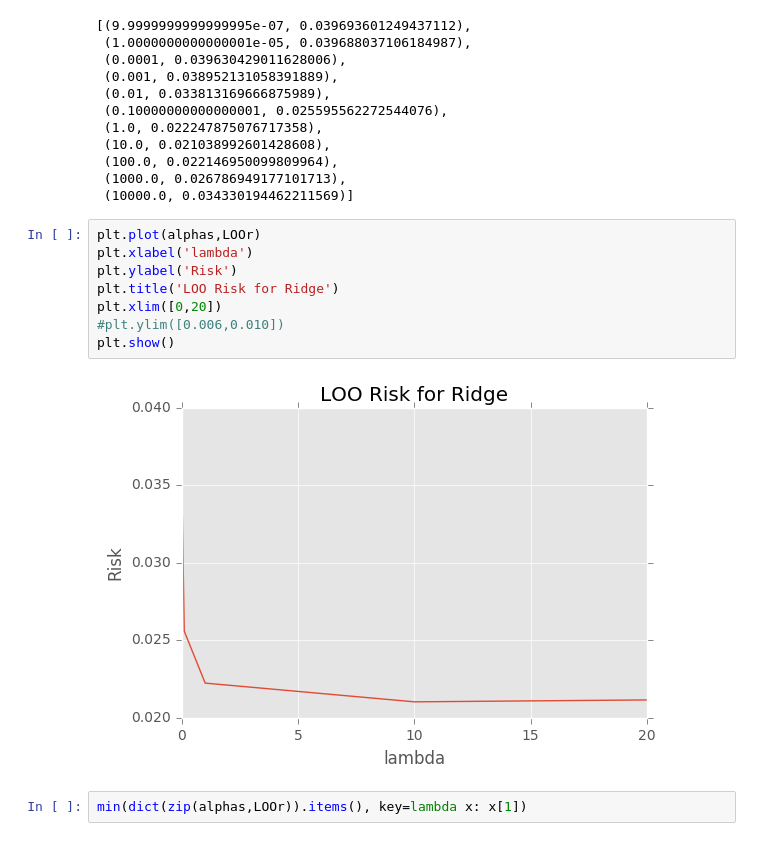
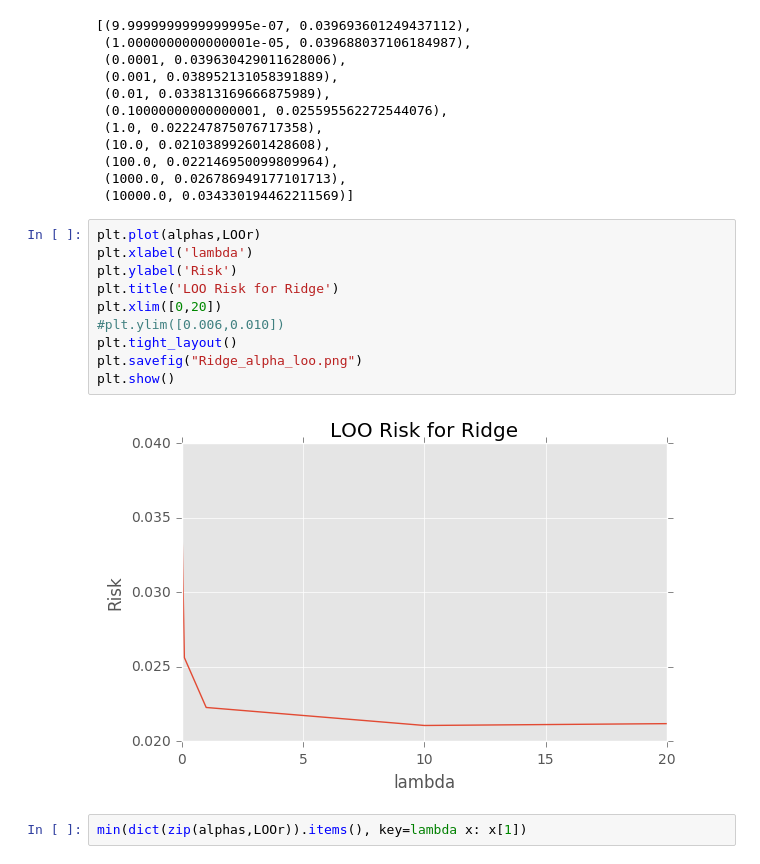
Before and after one commit to verali0816/141C_kaggle, a Jupyter notebook: Model fitting Alice.ipynb, the cells around one changed output. Saved outputs shown, nothing was run; the diff lists cells and outputs as text.

Commit message:
upload plots

```diff
--- a/Model fitting Alice.ipynb
+++ b/Model fitting Alice.ipynb
@@ -84,13 +86,15 @@ zip(alphas,LOOr)
 # %%
 plt.plot(alphas,LOOr)
 plt.xlabel('lambda')
 plt.ylabel('Risk')
 plt.title('LOO Risk for Ridge')
 plt.xlim([0,20])
 #plt.ylim([0.006,0.010])
+plt.tight_layout()
+plt.savefig("Ridge_alpha_loo.png")
 plt.show()
 # %% [output]
-[figure, old version]
+[figure, new version]
 # %%
 min(dict(zip(alphas,LOOr)).items(), key=lambda x: x[1])
 # %% [output]
```
Also changed, not shown: parts of 25 cells of this notebook, 3 other files.
